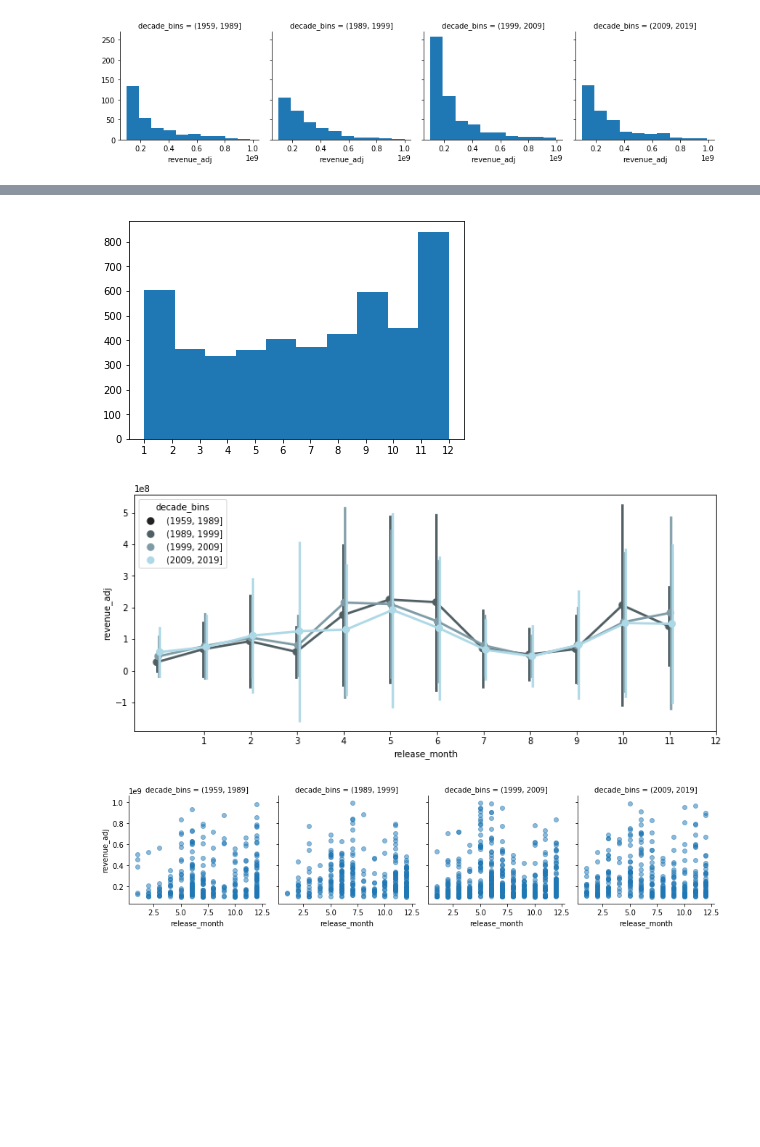
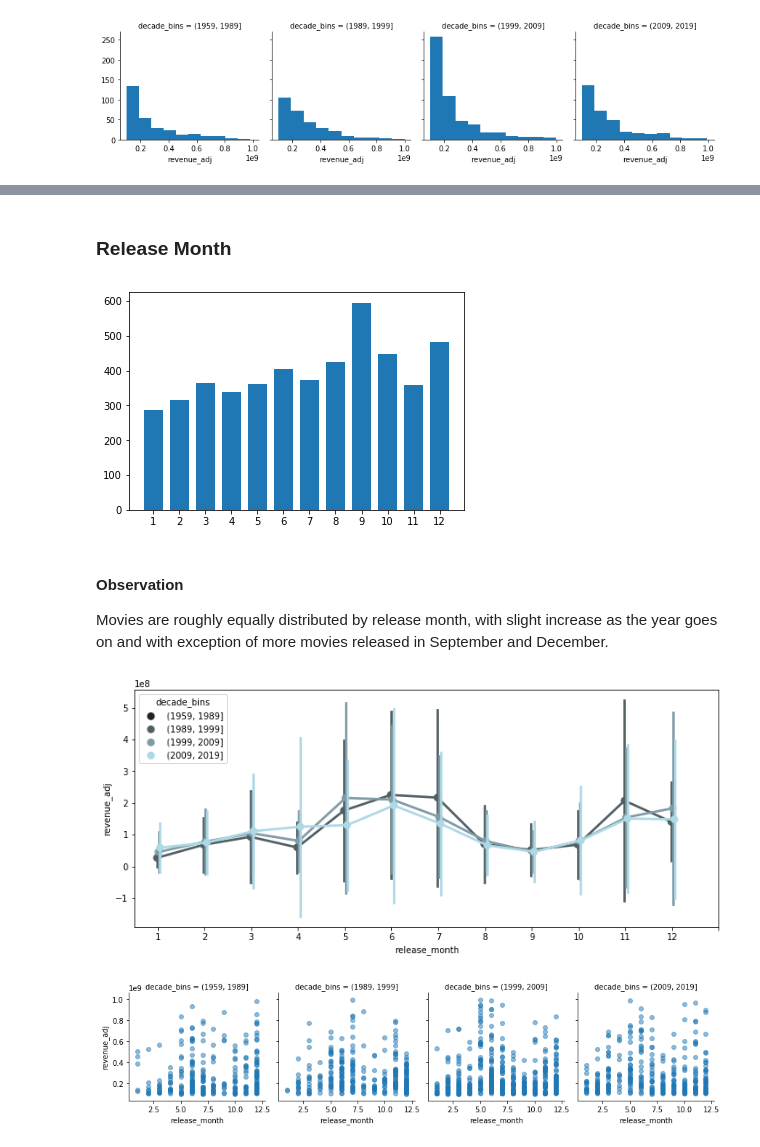
Before and after one commit to VilijaVait/data-analyst-udacity, a Jupyter notebook: projects/MovieDataAnalysis/movie-dataset-analysis-full.ipynb, the cells around one changed output, grey strips where cells are left out. Cells and saved outputs as stored; diff of their text form; code cells hidden in the pictures; blank space fills up the shorter version.

```diff
--- a/projects/MovieDataAnalysis/movie-dataset-analysis-full.ipynb
+++ b/projects/MovieDataAnalysis/movie-dataset-analysis-full.ipynb
@@ -478,13 +497,22 @@ decade_plt.add_legend();
+# %% [markdown]
+### Release Month
 # %%
-plt.hist(df.release_month)
+plt.hist(df.release_month, bins = np.arange(1,14,1), align='left', rwidth=0.7)
 plt.xticks(np.arange(1,13,1));
 # %% [output]
-[figure, old version]
+[figure, new version]
+# %% [markdown]
+#### Observation
+
+Movies are roughly equally distributed by release month, with slight increase as the year goes on and with exception of more movies released in September and December.
 # %%
+# Will check movie revenue distribution by month and by decade (focusing on last three decades)
+# Pointplot shows a confidence interval within a standard deviation of a sample, for revenue depending on release month
+
 plt.figure(figsize = [12,5])
-sns.pointplot(data = df[df.release_year >1989], y = 'revenue_adj', x = df.release_month, hue = 'decade_bins',
+sns.pointplot(data = df[df.release_year >1989], y = 'revenue_adj', x = 'release_month', hue = 'decade_bins',
               alpha = 0.5, ci = 'sd', linestyles = "-", dodge = True, color = 'lightblue')
-plt.xticks(np.arange(1,13,1));
+plt.xticks(np.arange(0,13,1));
 # %% [output]
-[figure, old version]
+[figure, new version]
 # %%
```
Also changed, not shown: parts of 44 cells of this notebook, 1 other file.
